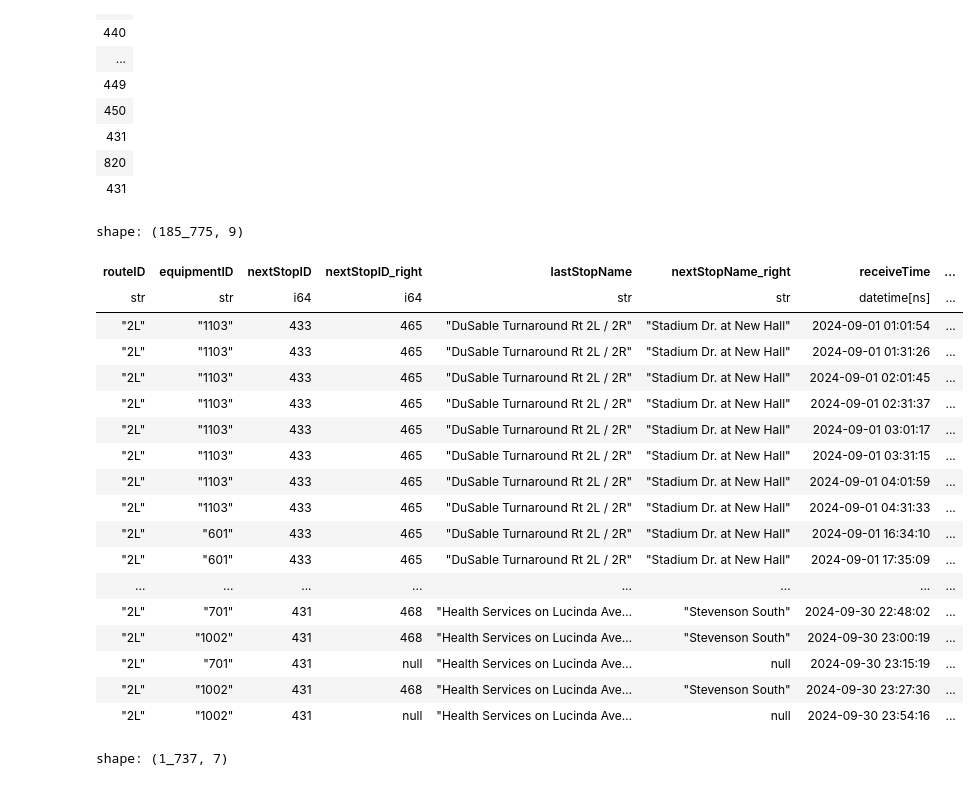
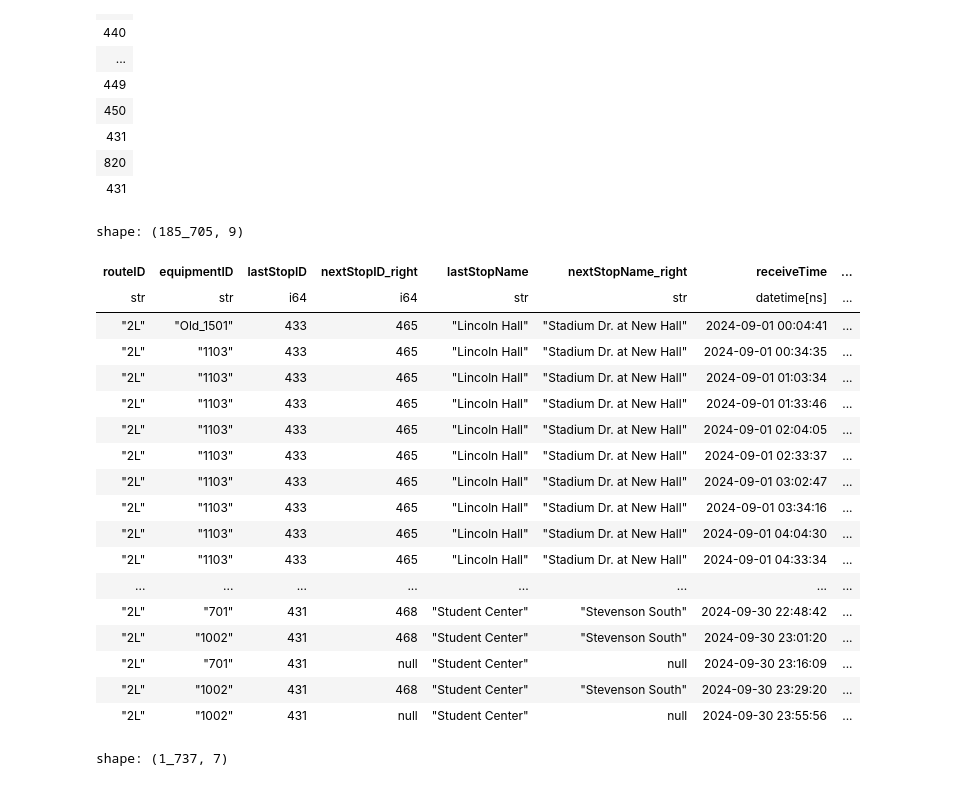
Before and after one commit to shaivilp/Research-Rookies, a Jupyter notebook: data_visualization/predictions.ipynb, the cells around one changed output. Saved outputs shown, nothing was run; the diff lists cells and outputs as text; code cells hidden in the pictures.

Commit message:
feat: changed first diff from checking nextStopID to lastStopID to be more accurate

```diff
--- a/data_visualization/predictions.ipynb
+++ b/data_visualization/predictions.ipynb
@@ -387,51 +387,51 @@ shape: (23,)
 # %%
 def compute_permutations(subset, stop_ids):
     mega_df = None
 
     for i in range(len(stop_ids)):
         stop1 = stop_ids[i]
-        df1 = subset.filter(pl.col('nextStopID') == stop1)
+        df1 = subset.filter(pl.col('lastStopID') == stop1)
 
         for j in range(1, 6):
             stop2 = stop_ids[(i + j) % len(stop_ids)]
             df2 = subset.filter(pl.col('nextStopID') == stop2)
 
             df2 = df2.with_columns(pl.col("receiveTime").alias("receiveTime_right"))
             joined_df = df1.join_asof(df2, on="receiveTime", by='equipmentID', strategy='forward')
 
             joined_df = joined_df.with_columns(
                 (pl.col("receiveTime_right") - pl.col("receiveTime")).alias(f"timeDiff_n_stops_ahead")
             )
 
             if mega_df is None:
                 mega_df = joined_df
             else:
                 mega_df = mega_df.vstack(joined_df)
 
     return mega_df
 
 mega_df = compute_permutations(subset, twoLStopId)
-mega_df['routeID', 'equipmentID', 'nextStopID', 'nextStopID_right', 'lastStopName', 'nextStopName_right',  'receiveTime', 'receiveTime_right', 'timeDiff_n_stops_ahead']
+mega_df['routeID', 'equipmentID', 'lastStopID', 'nextStopID_right', 'lastStopName', 'nextStopName_right',  'receiveTime', 'receiveTime_right', 'timeDiff_n_stops_ahead']
 # %% [output]
-shape: (185_775, 9)
+shape: (185_705, 9)
-| routeID | equipmentID | nextStopID | nextStopID_right | lastStopName | nextStopName_right | receiveTime | ... |
+| routeID | equipmentID | lastStopID | nextStopID_right | lastStopName | nextStopName_right | receiveTime | ... |
 | str | str | i64 | i64 | str | str | datetime[ns] | ... |
-| "2L" | "1103" | 433 | 465 | "DuSable Turnaround Rt 2L / 2R" | "Stadium Dr. at New Hall" | 2024-09-01 01:01:54 | ... |
-| "2L" | "1103" | 433 | 465 | "DuSable Turnaround Rt 2L / 2R" | "Stadium Dr. at New Hall" | 2024-09-01 01:31:26 | ... |
-| "2L" | "1103" | 433 | 465 | "DuSable Turnaround Rt 2L / 2R" | "Stadium Dr. at New Hall" | 2024-09-01 02:01:45 | ... |
-| "2L" | "1103" | 433 | 465 | "DuSable Turnaround Rt 2L / 2R" | "Stadium Dr. at New Hall" | 2024-09-01 02:31:37 | ... |
-| "2L" | "1103" | 433 | 465 | "DuSable Turnaround Rt 2L / 2R" | "Stadium Dr. at New Hall" | 2024-09-01 03:01:17 | ... |
-| "2L" | "1103" | 433 | 465 | "DuSable Turnaround Rt 2L / 2R" | "Stadium Dr. at New Hall" | 2024-09-01 03:31:15 | ... |
-| "2L" | "1103" | 433 | 465 | "DuSable Turnaround Rt 2L / 2R" | "Stadium Dr. at New Hall" | 2024-09-01 04:01:59 | ... |
-| "2L" | "1103" | 433 | 465 | "DuSable Turnaround Rt 2L / 2R" | "Stadium Dr. at New Hall" | 2024-09-01 04:31:33 | ... |
-| "2L" | "601" | 433 | 465 | "DuSable Turnaround Rt 2L / 2R" | "Stadium Dr. at New Hall" | 2024-09-01 16:34:10 | ... |
-| "2L" | "601" | 433 | 465 | "DuSable Turnaround Rt 2L / 2R" | "Stadium Dr. at New Hall" | 2024-09-01 17:35:09 | ... |
+| "2L" | "Old_1501" | 433 | 465 | "Lincoln Hall" | "Stadium Dr. at New Hall" | 2024-09-01 00:04:41 | ... |
+| "2L" | "1103" | 433 | 465 | "Lincoln Hall" | "Stadium Dr. at New Hall" | 2024-09-01 00:34:35 | ... |
+| "2L" | "1103" | 433 | 465 | "Lincoln Hall" | "Stadium Dr. at New Hall" | 2024-09-01 01:03:34 | ... |
+| "2L" | "1103" | 433 | 465 | "Lincoln Hall" | "Stadium Dr. at New Hall" | 2024-09-01 01:33:46 | ... |
+| "2L" | "1103" | 433 | 465 | "Lincoln Hall" | "Stadium Dr. at New Hall" | 2024-09-01 02:04:05 | ... |
+| "2L" | "1103" | 433 | 465 | "Lincoln Hall" | "Stadium Dr. at New Hall" | 2024-09-01 02:33:37 | ... |
+| "2L" | "1103" | 433 | 465 | "Lincoln Hall" | "Stadium Dr. at New Hall" | 2024-09-01 03:02:47 | ... |
+| "2L" | "1103" | 433 | 465 | "Lincoln Hall" | "Stadium Dr. at New Hall" | 2024-09-01 03:34:16 | ... |
+| "2L" | "1103" | 433 | 465 | "Lincoln Hall" | "Stadium Dr. at New Hall" | 2024-09-01 04:04:30 | ... |
+| "2L" | "1103" | 433 | 465 | "Lincoln Hall" | "Stadium Dr. at New Hall" | 2024-09-01 04:33:34 | ... |
 | ... | ... | ... | ... | ... | ... | ... | ... |
-| "2L" | "701" | 431 | 468 | "Health Services on Lucinda Ave… | "Stevenson South" | 2024-09-30 22:48:02 | ... |
-| "2L" | "1002" | 431 | 468 | "Health Services on Lucinda Ave… | "Stevenson South" | 2024-09-30 23:00:19 | ... |
-| "2L" | "701" | 431 | null | "Health Services on Lucinda Ave… | null | 2024-09-30 23:15:19 | ... |
-| "2L" | "1002" | 431 | 468 | "Health Services on Lucinda Ave… | "Stevenson South" | 2024-09-30 23:27:30 | ... |
-| "2L" | "1002" | 431 | null | "Health Services on Lucinda Ave… | null | 2024-09-30 23:54:16 | ... |
+| "2L" | "701" | 431 | 468 | "Student Center" | "Stevenson South" | 2024-09-30 22:48:42 | ... |
+| "2L" | "1002" | 431 | 468 | "Student Center" | "Stevenson South" | 2024-09-30 23:01:20 | ... |
+| "2L" | "701" | 431 | null | "Student Center" | null | 2024-09-30 23:16:09 | ... |
+| "2L" | "1002" | 431 | 468 | "Student Center" | "Stevenson South" | 2024-09-30 23:29:20 | ... |
+| "2L" | "1002" | 431 | null | "Student Center" | null | 2024-09-30 23:55:56 | ... |
 # %%
 # Approach #2 - Using the 'shift' method to calculate the time difference between two stops (Not recommended)
 # Calcuate the time difference between going to Linchon hall to Stevenson South
```
